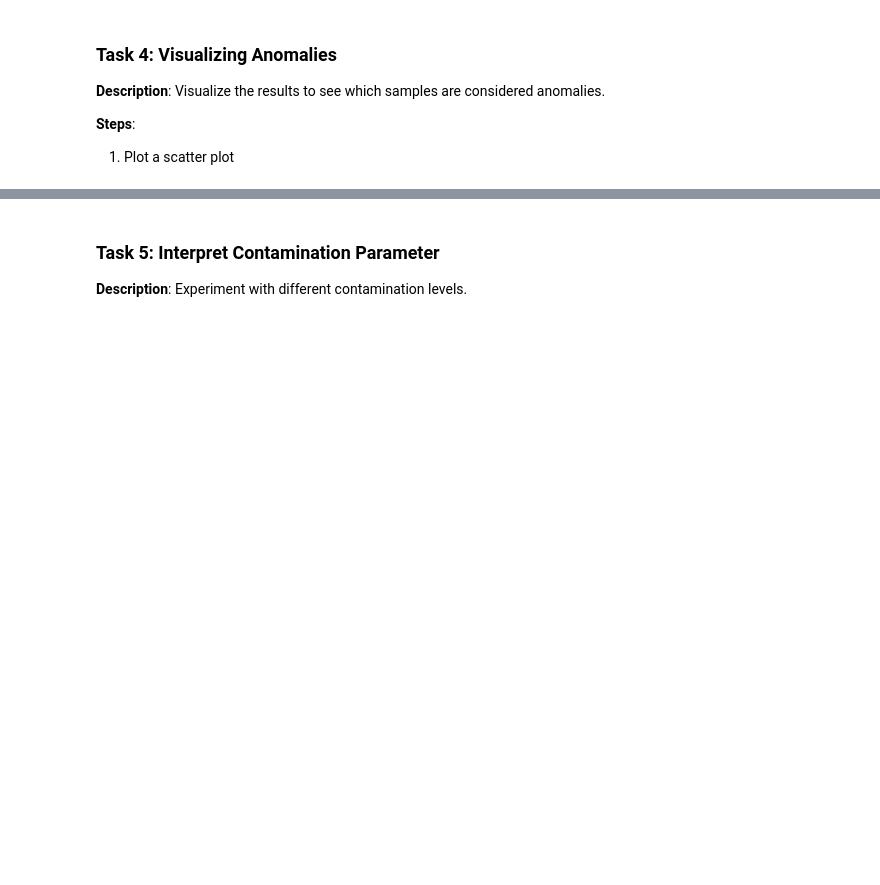
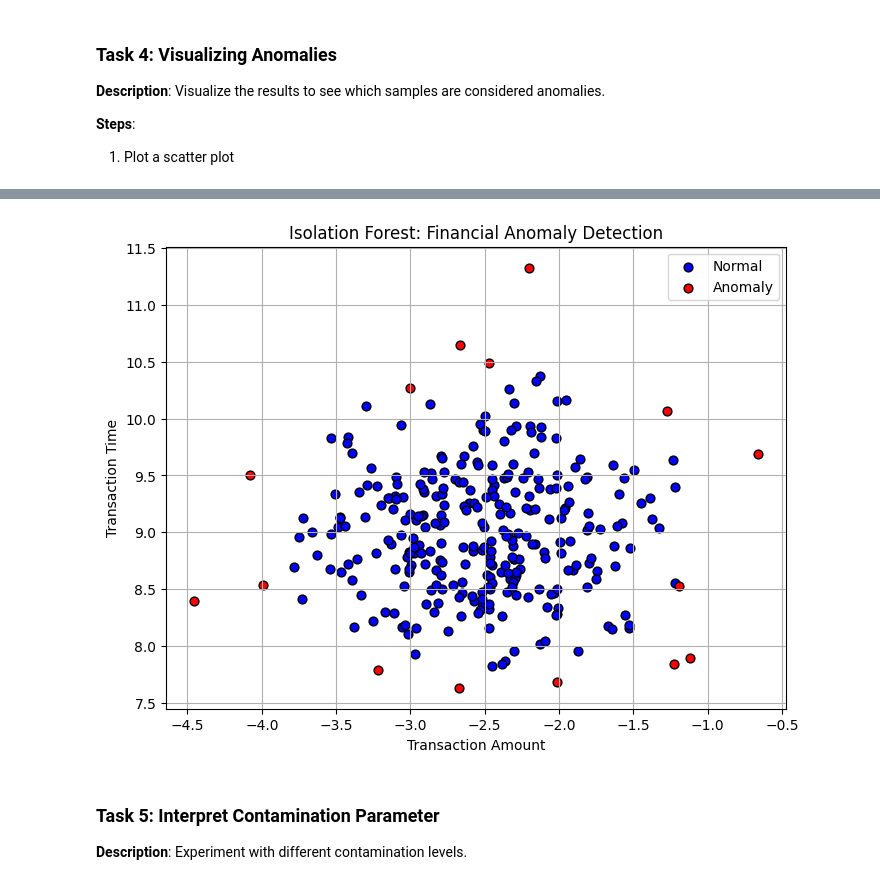
Before and after one commit to mourya1511/AI_DATA_ANALYSIS_, a Jupyter notebook: src/Module 11/Hands-on - AI-Based Data Quality & Real-Time Monitoring/Ques_1.ipynb, the cells around one changed output, grey strips where cells are left out. Drawn from its saved outputs; the diff is of its cells as text; code cells hidden in the pictures; blank space fills up the shorter version.

```diff
--- a/src/Module 11/Hands-on - AI-Based Data Quality & Real-Time Monitoring/Ques_1.ipynb
+++ b/src/Module 11/Hands-on - AI-Based Data Quality & Real-Time Monitoring/Ques_1.ipynb
@@ -105,0 +87,86 @@ plt.show()
+# %%
+import numpy as np
+import pandas as pd
+import matplotlib.pyplot as plt
+from sklearn.ensemble import IsolationForest
+from sklearn.datasets import make_blobs
+
+def validate_dataframe(df):
+    """
+    Validate the integrity of the input DataFrame.
+
+    Checks:
+        - No missing values.
+        - All columns are numeric.
+        - Sufficient number of samples.
+    """
+    if df.isnull().values.any():
+        raise ValueError("Input DataFrame contains null values.")
+    if not all([np.issubdtype(dtype, np.number) for dtype in df.dtypes]):
+        raise TypeError("All columns must be numeric.")
+    if df.shape[0] < 10:
+        raise ValueError("Insufficient number of samples to detect anomalies.")
+
+def detect_anomalies(df, contamination=0.05, random_state=42):
+    """
+    Detect anomalies using Isolation Forest.
+
+    Parameters:
+        df (pd.DataFrame): DataFrame containing numeric data to process.
+        contamination (float): Proportion of outliers in the data.
+        random_state (int): Random seed for reproducibility.
+
+    Returns:
+        pd.DataFrame: DataFrame with an 'anomaly' column indicating detected anomalies.
+    """
+    # Validate the DataFrame before processing
+    validate_dataframe(df)
+
+    # Create and fit the Isolation Forest model
+    model = IsolationForest(contamination=contamination, random_state=random_state)
+    model.fit(df)
+
+    # Make predictions: 1 = normal, -1 = anomaly
+    preds = model.predict(df)
+    df['anomaly'] = np.where(preds == -1, 'anomaly', 'normal')
+
+    return df
+
+def visualize_anomalies(df):
+    """
+    Visualizes anomalies detected by the Isolation Forest.
+
+    Parameters:
+        df (pd.DataFrame): DataFrame with 'anomaly' column.
+    """
+    plt.figure(figsize=(8, 6))
+
+    # Normal points
+    plt.scatter(df[df['anomaly'] == 'normal']['Amount'],
+                df[df['anomaly'] == 'normal']['Time'],
+                c='blue', label='Normal', edgecolor='k', s=40)
+
+    # Anomalies
+    plt.scatter(df[df['anomaly'] == 'anomaly']['Amount'],
+                df[df['anomaly'] == 'anomaly']['Time'],
+                c='red', label='Anomaly', edgecolor='k', s=40)
+
+    plt.title("Isolation Forest: Financial Anomaly Detection")
+    plt.xlabel("Transaction Amount")
+    plt.ylabel("Transaction Time")
+    plt.legend()
+    plt.grid(True)
+    plt.show()
+
+# Main execution - Generating synthetic financial data
+X, _ = make_blobs(n_samples=300, centers=1, cluster_std=0.6, random_state=42)
+data = pd.DataFrame(X, columns=['Amount', 'Time'])
+
+# Call the anomaly detection function
+try:
+    result_df = detect_anomalies(data, contamination=0.05, random_state=42)
+    print(result_df['anomaly'].value_counts())
+    visualize_anomalies(result_df)
+except Exception as e:
+    print("Error:", e)
+# %% [output]
@@ -106,3 +177,4 @@ plt.show()
+[figure, added]
 # %% [markdown]
 ### Task 5: Interpret Contamination Parameter
 **Description**: Experiment with different contamination levels.
```
Also changed, not shown: parts of 2 cells of this notebook.
